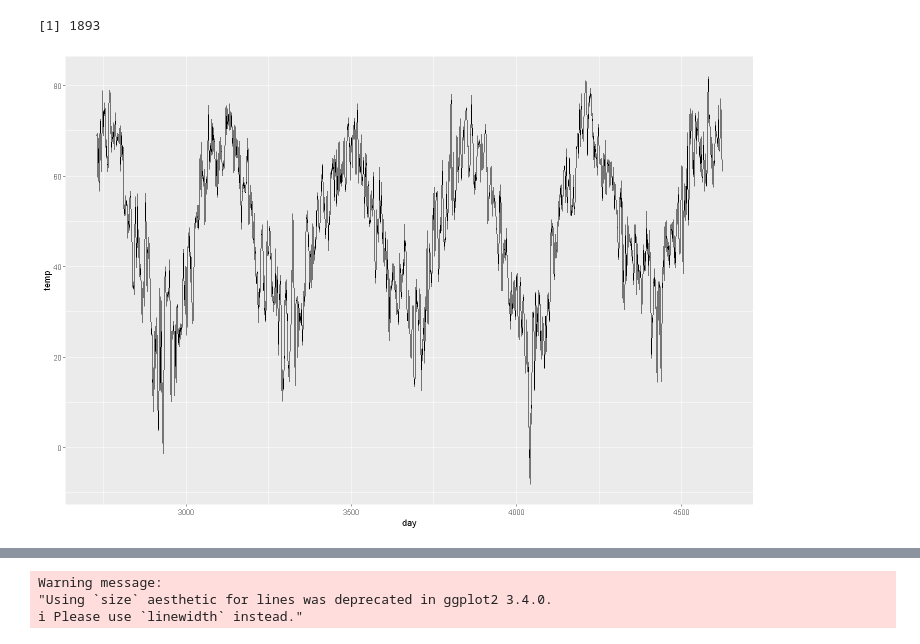
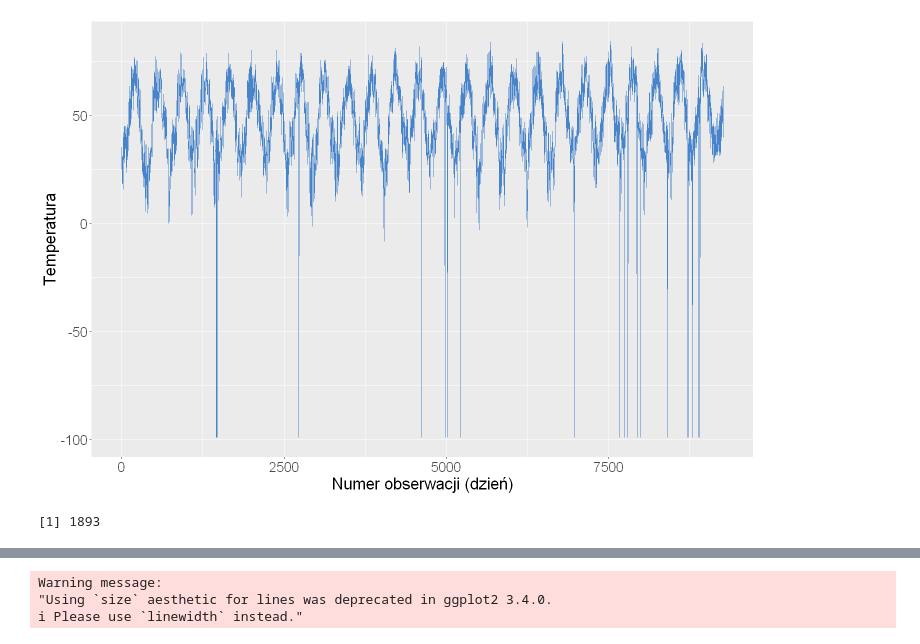
Before and after one commit to Szymex49/ARMA_temperature_modelling, a Jupyter notebook: SM_R.ipynb, the cells around one changed output, grey strips where cells are left out. Cells and saved outputs as stored; diff of their text form; code cells hidden in the pictures.

```diff
--- a/SM_R.ipynb
+++ b/SM_R.ipynb
@@ -71,3 +72,13 @@ A data.frame: 9266 × 9
+# %%
+plt <- ggplot() +
+  geom_line(aes(x=data$day_number, y=data$temp), col="#0057bbb1") +
+  xlab("Numer obserwacji (dzień)") +
+  ylab("Temperatura") +
+  theme(text = element_text(size = 20))
+plt
+ggsave("images/raw_data.pdf", plt, width=14, height=6)
+# %% [output]
+[figure, added]
 # %%
 new_data <- data[2730:4622,]
 day <- new_data$day_number
@@ -76,7 +87,3 @@ temp <- new_data$temp
 length(temp)
 # %% [output]
 [1] 1893
-# %%
-ggplot() + geom_line(aes(x=day, y=temp))
-# %% [output]
-[figure, removed]
```
Also changed, not shown: parts of 12 cells of this notebook, 11 other files.
